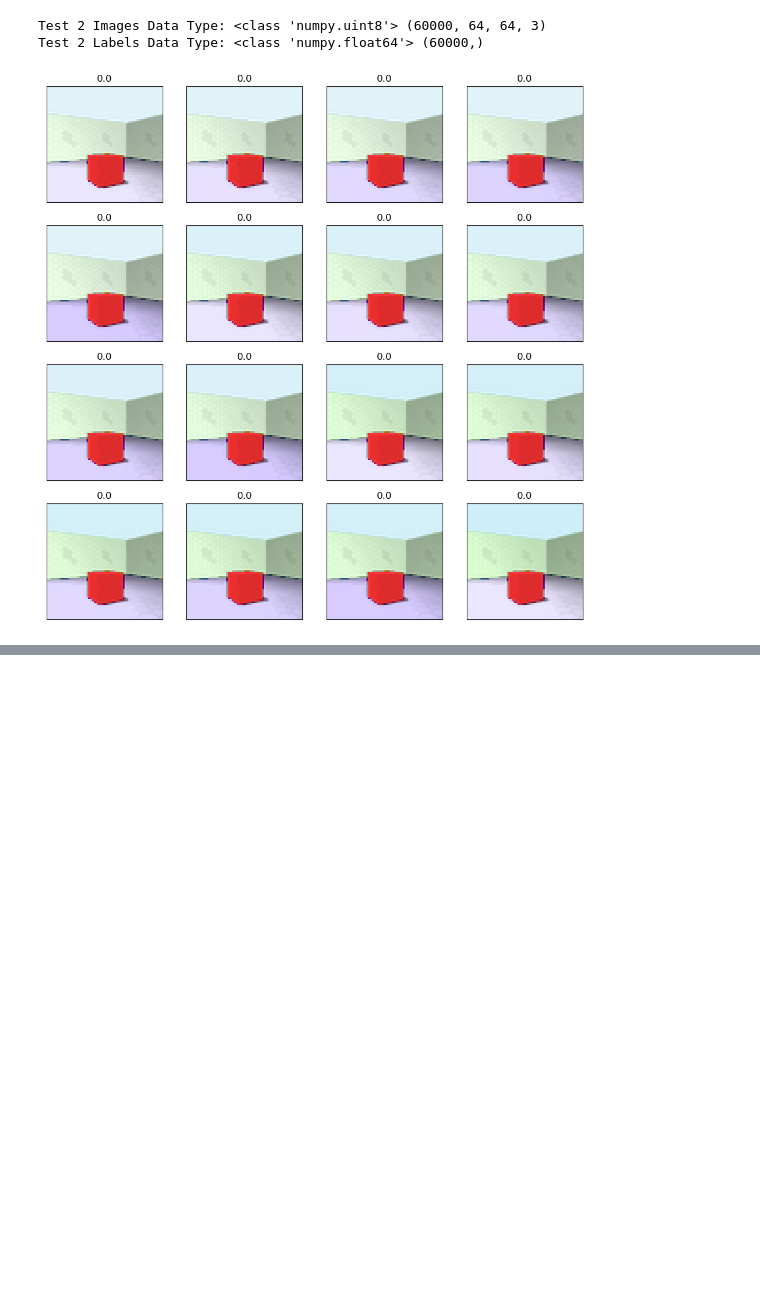
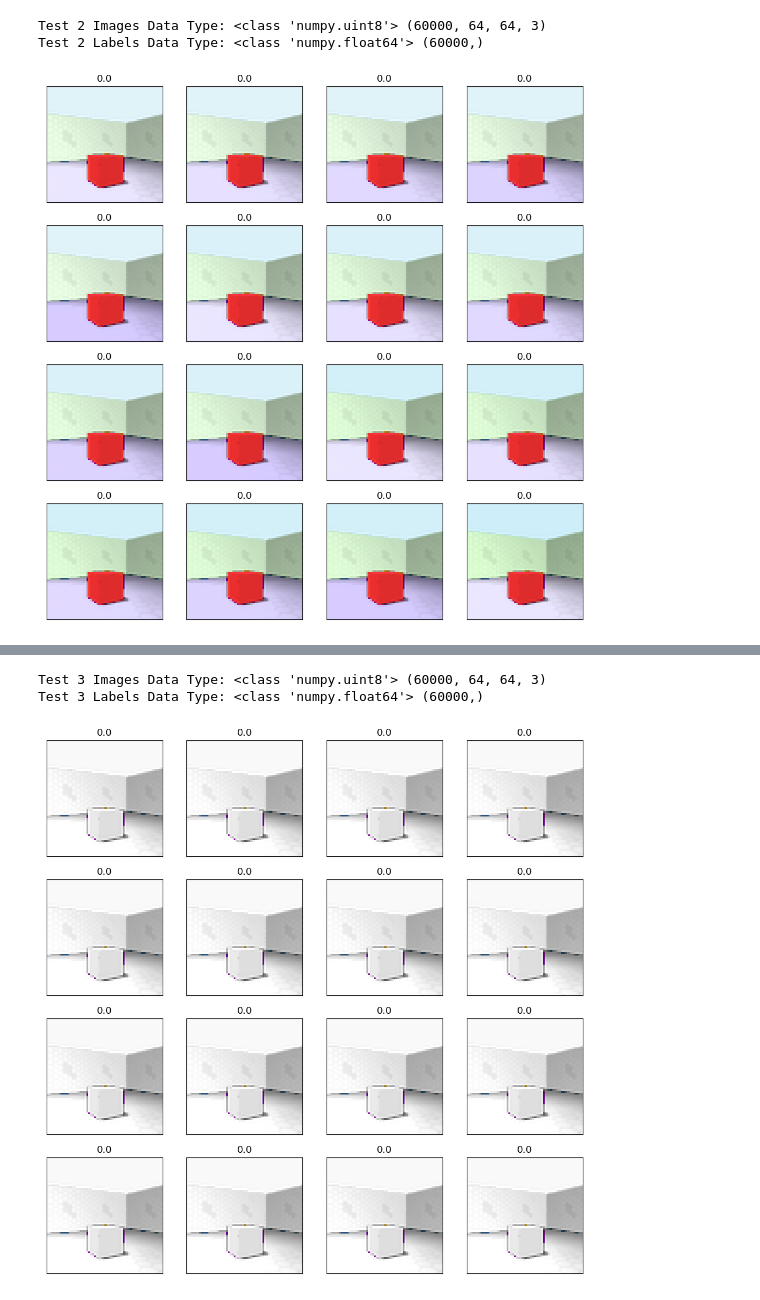
Before and after one commit to yy0555/SaturationShifted3dshapes, a Jupyter notebook: 3dshapes_saturation_HSV.ipynb, the cells around one changed output, grey strips where cells are left out. Drawn from its saved outputs; the diff is of its cells as text; code cells hidden in the pictures; blank space fills up the shorter version.

```diff
--- a/3dshapes_saturation_HSV.ipynb
+++ b/3dshapes_saturation_HSV.ipynb
@@ -373,0 +243,64 @@ plt.hist(ims_3_b, bins=np.arange(-1.0, 1.0, 0.05), weights=np.ones(len(ims_3_b))
+# %%
+# Initialise number of base images
+num_bases = len(images)
+# Initialise fragmentation of saturation shift
+num_shift = 5
+# Training images and labels array
+images_test_3 = np.zeros(shape=(num_bases*num_shift*num_shift*num_shift, 64, 64, 3), dtype=np.uint8)
+labels_test_3 = np.zeros(shape=num_bases*num_shift*num_shift*num_shift, dtype=np.float64)
+# Set iteration index
+idx = 0
+# Lop over base images and shift saturation globally
+for i in tqdm(range(num_bases)):
+    for j_object in range(num_shift):
+        for j_wall in range(num_shift):
+            for j_floor in range(num_shift):
+                # Load target image
+                target_image = images[i, :, :, :]
+                # Load target label
+                target_label = labels[i]
+                # Convert image from RGB color space to BGR color space
+                target_image = cv2.cvtColor(target_image, cv2.COLOR_RGB2BGR)
+                # Convert image from BGR color space to HLS color space
+                target_image = cv2.cvtColor(target_image, cv2.COLOR_BGR2HSV)
+                # Split HSV representation into HSV channels
+                h, s, v = cv2.split(target_image)
+
+                # Create red mask on object
+                mask_object_1 = cv2.inRange(target_image, np.array([0/2, 0, 0]), np.array([40/2, 255, 255]))
+                mask_object_2 = cv2.inRange(target_image, np.array([310/2, 0, 0]), np.array([360/2, 255, 255]))
+                # Change value of saturation channel for red object
+                s[mask_object_1==255] = np.uint8((0.0)*255)
+                s[mask_object_2==255] = np.uint8((0.0)*255)
+                # Create green mask on wall
+                mask_wall = cv2.inRange(target_image, np.array([70/2, 0, 0]), np.array([200/2, 255, 255]))
+                # Change value of saturation channel for red object
+                s[mask_wall==255] = np.uint8((0.0)*255)
+                # Create blue mask on floor
+                mask_floor = cv2.inRange(target_image, np.array([220/2, 0, 0]), np.array([280/2, 255, 255]))
+                # Change value of saturation channel for red object
+                s[mask_floor==255] = np.uint8((0.0)*255)
+
+                # Merge HSV back into target image
+                target_image = cv2.merge([h, s, v])
+                # Convert image from HLS color space to RGB color space
+                target_image = cv2.cvtColor(target_image, cv2.COLOR_HSV2BGR)
+                # Convert image from HLS color space to RGB color space
+                target_image = cv2.cvtColor(target_image, cv2.COLOR_BGR2RGB)
+                # Save saturation shifted image
+                images_test_3[idx, :, :, :] = target_image
+                # Save saturation shifted label
+                labels_test_3[idx] = target_label
+                # Update index
+                idx += 1
+# Sanity check datatype
+print("Test 3 Images Data Type:", type(images_test_3[0][0][0][0]), images_test_2.shape)
+print("Test 3 Labels Data Type:", type(labels_test_3[0]), labels_test_2.shape)
+# Visualise saturation shifted images
+show_images_grid(images_test_3, labels_test_3, num_samples=num_bases*num_shift*num_shift*num_shift, num_images=16, random=False)
+# Save training data
+np.savez("3DShapesSaturationHSV/3dshapes_satshifted_HSV_test_3.npz", images=images_test_3, labels=labels_test_3)
+# %% [output]
+Test 3 Images Data Type: <class 'numpy.uint8'> (60000, 64, 64, 3)
+Test 3 Labels Data Type: <class 'numpy.float64'> (60000,)
+[figure, added]
```
Also changed, not shown: parts of 10 cells of this notebook, 1 other file.
